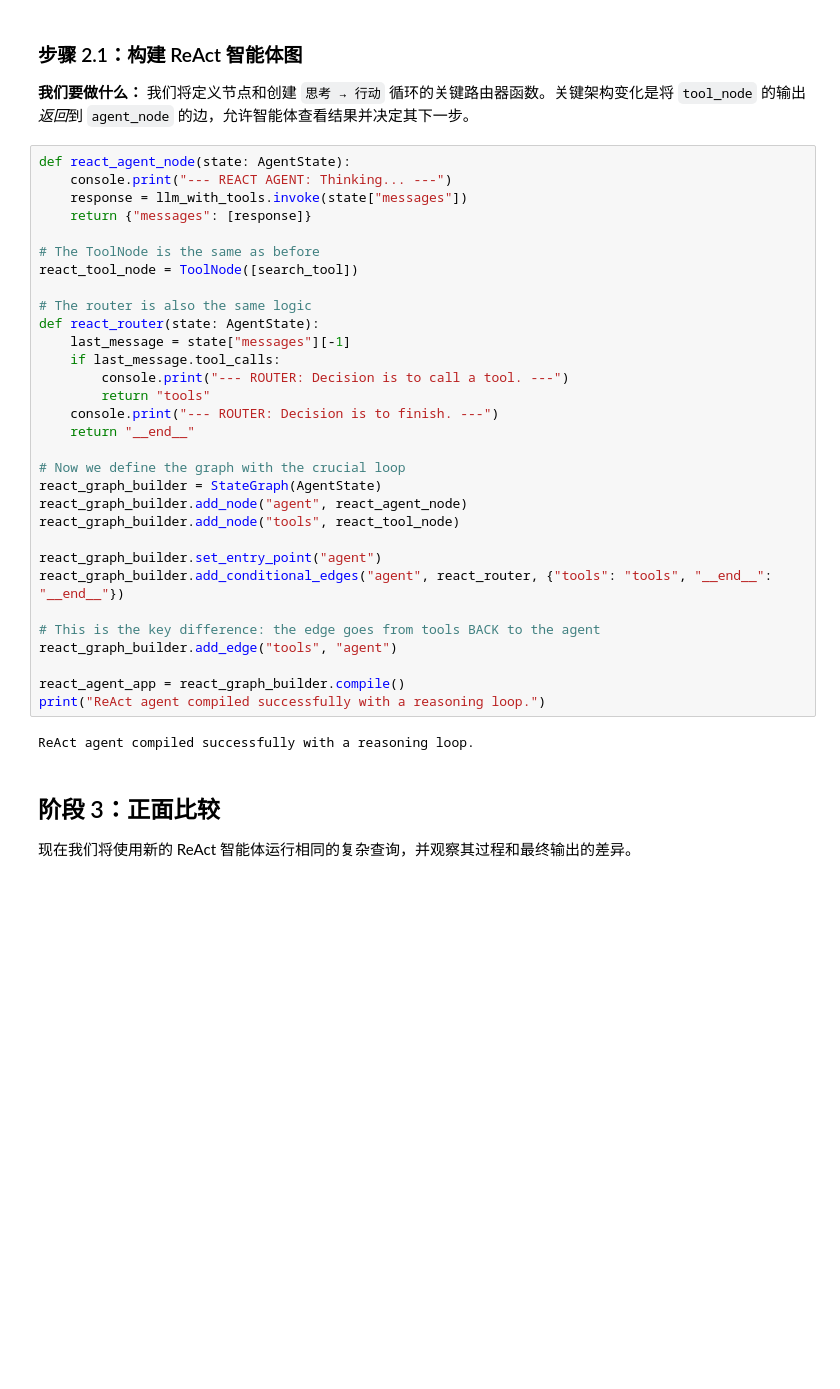
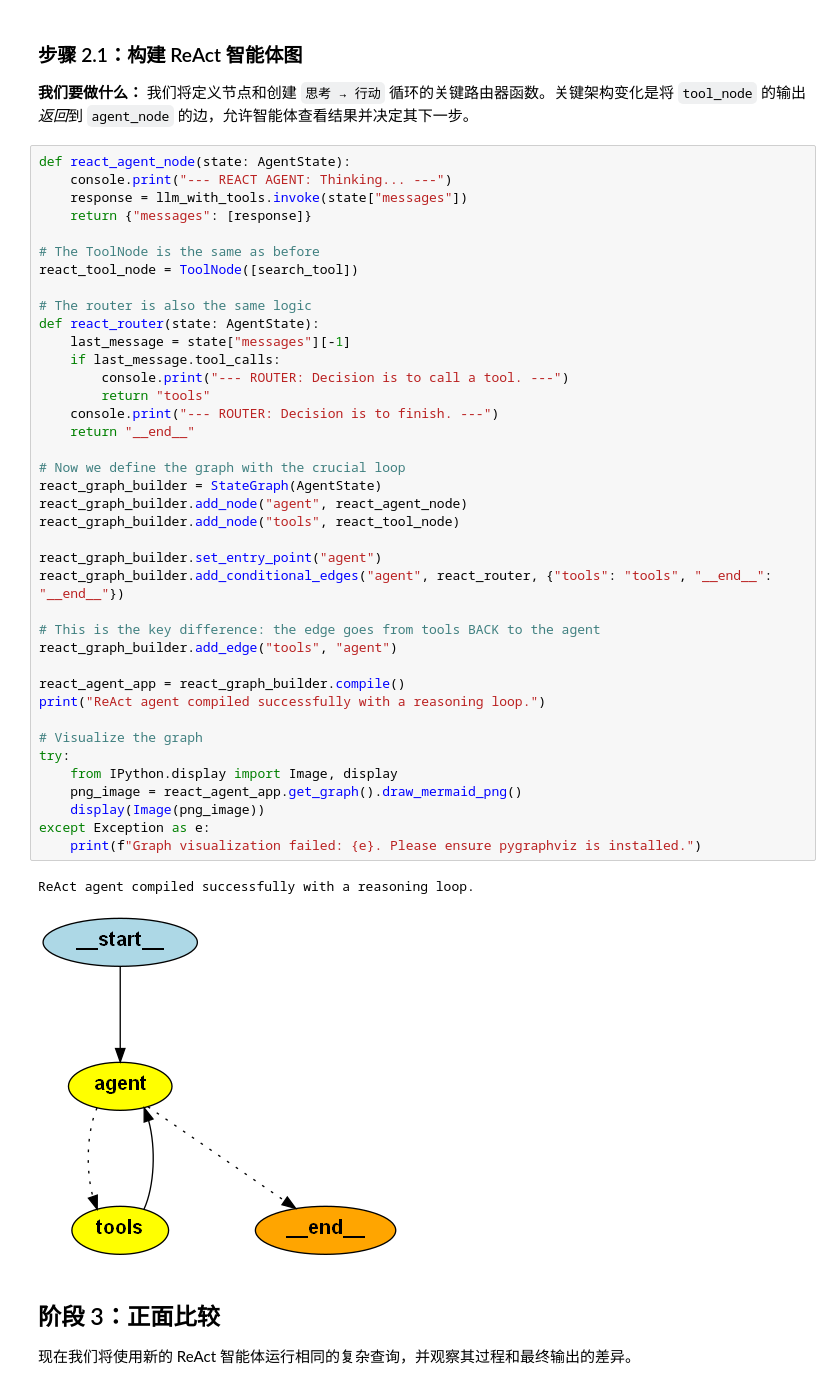
Before and after one commit to dp9u0/all-agentic-architectures, a Jupyter notebook: 03_ReAct.ipynb, the cells around one changed output. Cells and saved outputs as stored; diff of their text form; blank space fills up the shorter version.

```diff
--- a/03_ReAct.ipynb
+++ b/03_ReAct.ipynb
@@ -196,33 +205,42 @@ def react_agent_node(state: AgentState):
     response = llm_with_tools.invoke(state["messages"])
     return {"messages": [response]}
 
 # The ToolNode is the same as before
 react_tool_node = ToolNode([search_tool])
 
 # The router is also the same logic
 def react_router(state: AgentState):
     last_message = state["messages"][-1]
     if last_message.tool_calls:
         console.print("--- ROUTER: Decision is to call a tool. ---")
         return "tools"
     console.print("--- ROUTER: Decision is to finish. ---")
     return "__end__"
 
 # Now we define the graph with the crucial loop
 react_graph_builder = StateGraph(AgentState)
 react_graph_builder.add_node("agent", react_agent_node)
 react_graph_builder.add_node("tools", react_tool_node)
 
 react_graph_builder.set_entry_point("agent")
 react_graph_builder.add_conditional_edges("agent", react_router, {"tools": "tools", "__end__": "__end__"})
 
 # This is the key difference: the edge goes from tools BACK to the agent
 react_graph_builder.add_edge("tools", "agent")
 
 react_agent_app = react_graph_builder.compile()
 print("ReAct agent compiled successfully with a reasoning loop.")
+
+# Visualize the graph
+try:
+    from IPython.display import Image, display
+    png_image = react_agent_app.get_graph().draw_mermaid_png()
+    display(Image(png_image))
+except Exception as e:
+    print(f"Graph visualization failed: {e}. Please ensure pygraphviz is installed.")
 # %% [output]
 ReAct agent compiled successfully with a reasoning loop.
+[figure, added]
 # %% [markdown]
 ## 阶段 3：正面比较
 
```
Also changed, not shown: parts of 8 cells of this notebook, 23 other files.
